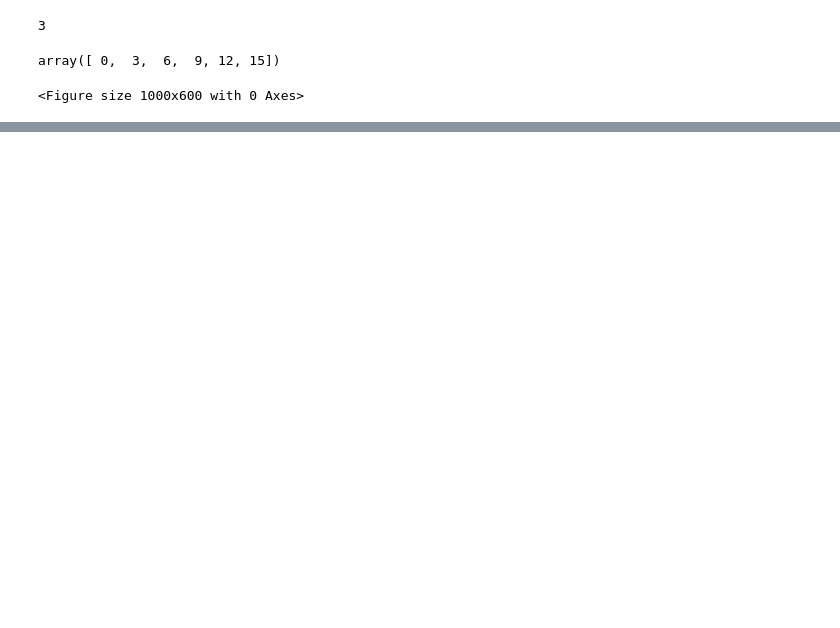
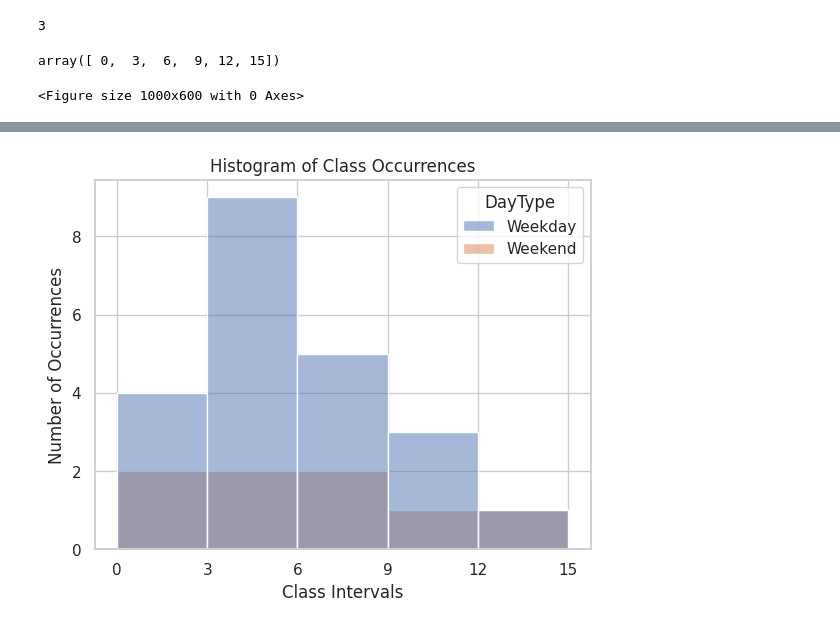
Before and after one commit to manujsinghwal/applied-statistics-in-python, a Jupyter notebook: 2. data-vizualization/the_histogram.ipynb, the cells around one changed output, grey strips where cells are left out. Saved outputs shown, nothing was run; the diff lists cells and outputs as text; code cells hidden in the pictures; blank space fills up the shorter version.

```diff
--- a/2. data-vizualization/the_histogram.ipynb
+++ b/2. data-vizualization/the_histogram.ipynb
@@ -111,0 +163,20 @@ plt.show()
+# %%
+# Plotting histogram with hue mapping
+# Multiple histogram based on the type of data
+sns.histplot(
+    data=df,
+    x='CallsPerDay',
+    bins=bins,
+    hue='DayType'
+    )
+
+# Setting up x-axis ticks to match the bin edges
+plt.xticks(bins)
+
+# Adding labels and title
+plt.xlabel("Class Intervals")
+plt.ylabel("Number of Occurrences")
+plt.title("Histogram of Class Occurrences")
+plt.show()
+# %% [output]
+[figure, added]
```
Also changed, not shown: parts of 14 cells of this notebook.
